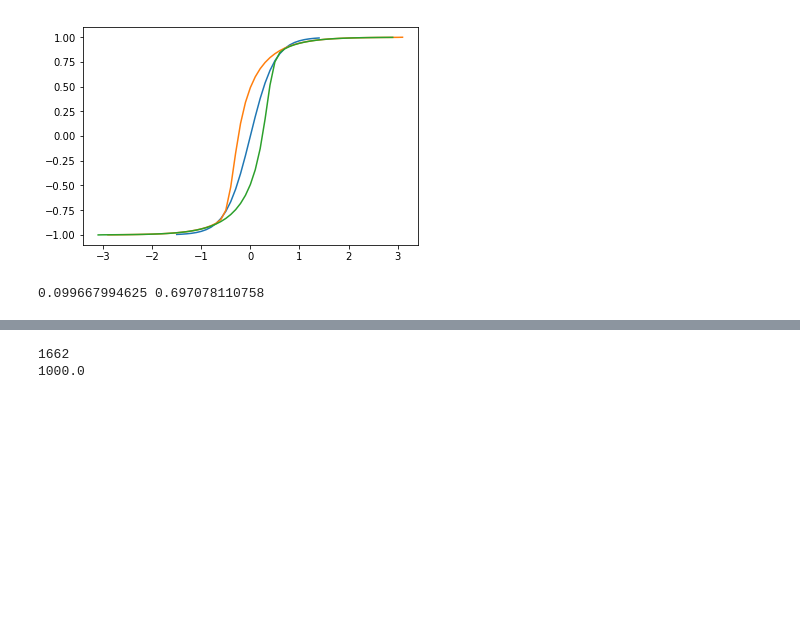
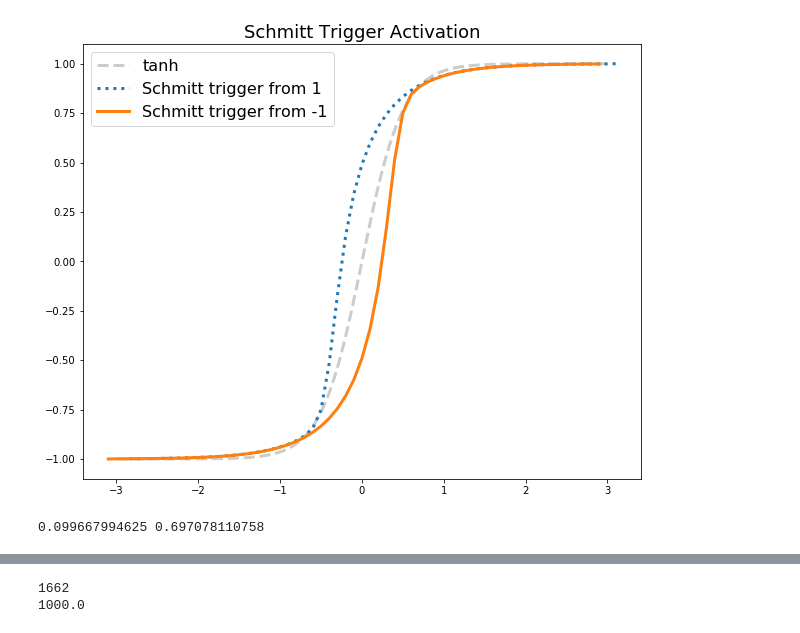
Before and after one commit to theScinder/resCompCharGen, a Jupyter notebook: resComp.ipynb, the cells around one changed output, grey strips where cells are left out. Drawn from its saved outputs; the diff is of its cells as text; code cells hidden in the pictures; blank space fills up the shorter version.

```diff
--- a/resComp.ipynb
+++ b/resComp.ipynb
@@ -64,30 +68,34 @@ def schmitt(z0,z1):
     mySchmitt = tanh(myTemp+z1)
     return mySchmitt
 # %%
-x = np.arange(-1.5,1.5,0.1)
+myR = 3
+x = np.arange(-myR,myR,0.01)
 myTest = tanh(x*2)
-plt.figure()
-plt.plot(x,myTest)
+plt.figure(figsize=(10,8))
+plt.plot(x,myTest,'--',lw=3,color=[0.8,0.8,0.8],label='tanh')
 
-ck = np.arange(-5,5,0.1)
+ck = np.arange(-5,5,0.01)
 
 mySchmitty0 = [1]
 mySchmitty1 = [-1]
-myR = 3
+
 for ck in np.arange(myR,-myR,-.1):
     mySchmitty0.append(schmitt(mySchmitty0[len(mySchmitty0)-1],ck))
 for cl in np.arange(-myR,myR,.1):
     mySchmitty1.append(schmitt(mySchmitty1[len(mySchmitty1)-1],cl))
 
 k = np.arange(myR+0.1,-myR,-.1)
 l = np.arange(-myR-0.1,myR,.1)
 
-plt.plot(k,mySchmitty0)
-plt.plot(l,mySchmitty1)
+plt.plot(k,mySchmitty0,':',lw=3,label='Schmitt trigger from 1')
+plt.plot(l,mySchmitty1,'-',lw=3,label='Schmitt trigger from -1')
+plt.title('Schmitt Trigger Activation',fontsize=18)
+plt.legend(fontsize=16)
+plt.savefig('./figs/schmittTrigger.png')
 plt.show()
 print(tanh(0.1),schmitt(1,0.1))
 # %% [output]
-[figure, old version]
+[figure, new version]
 0.099667994625 0.697078110758
 # %%
 pi = 3.14159
```
Also changed, not shown: parts of 4 cells of this notebook, 5 other files.
